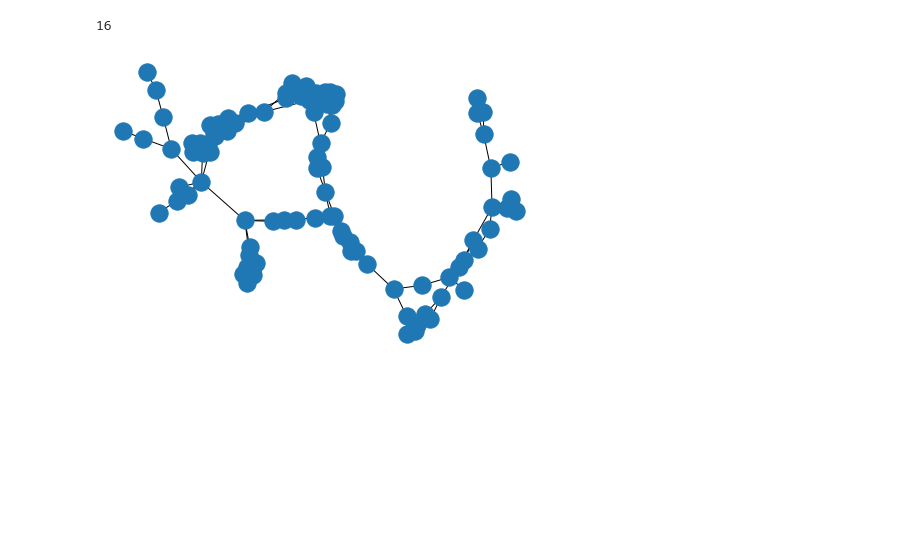
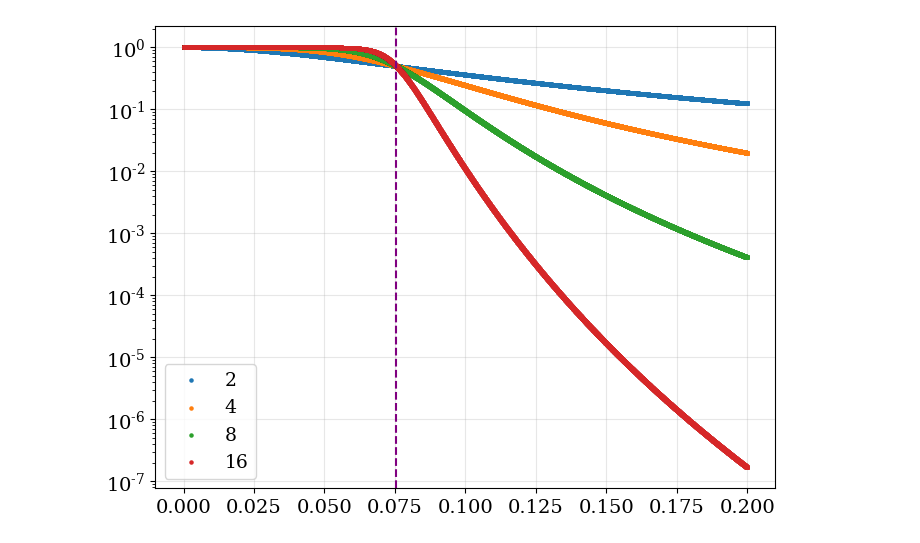
Before and after one commit to charlesaugdupont/poverty-trap, a Jupyter notebook: notebooks/paper_sda_graphs.ipynb, the cells around one changed output. Drawn from its saved outputs; the diff is of its cells as text; code cells hidden in the pictures; blank space fills up the shorter version.

```diff
--- a/notebooks/paper_sda_graphs.ipynb
+++ b/notebooks/paper_sda_graphs.ipynb
@@ -43,36 +71,21 @@ G = construct_sda_graph(w, alpha=4, b=1/15)
 # %%
-# construct communities and augmented communities
-communities = get_communities(G)
-community_membership = get_community_membership(G, communities)
+D = []
+for i in range(N):
+    for j in range(i+1, N):
+        D.append(np.abs(w[i]-w[j]))
 
-augmented_communities = {}
-for agent in community_membership:
-    comms = community_membership[agent]
-    for c in comms:
-        if c not in augmented_communities:
-            augmented_communities[c] = {agent}
-        else:
-            augmented_communities[c].add(agent)
-augmented_communities = {k:np.array(list(v)) for k,v in augmented_communities.items()}
-del augmented_communities[max(augmented_communities.keys())]
+mean_dist = np.mean(D)
+characteristic_distance = mean_dist * 1/15
 # %%
-# get community adjacency matrix and degree distribution
-adjacency = dict((n, set(nbrdict.keys())) for n, nbrdict in G.adjacency())
-node_community_map = get_node_community_map(communities)
+D = [d for d in D if d <= 0.2]
 
-community_adjacency = {}
-for i,c in enumerate(communities):
-    community_adjacency[i] = set()
-    for node in c:
-        node_neighbours = adjacency[node]
-        for neighbour in node_neighbours:
-            neighbouring_community = node_community_map[neighbour]
-            if neighbouring_community != i:
-                community_adjacency[i].add(neighbouring_community)
-comm_degrees = [len(x) for x in list(community_adjacency.values())]
+for alpha in [2, 4, 8, 16]:
+    P = 1/(1+((1/characteristic_distance)*np.array(D))**alpha)
+    plt.scatter(D, P, s=5, label=alpha)
+
+plt.axvline(characteristic_distance, linestyle="dashed", color="purple")
+plt.legend()
+plt.yscale("log")
+plt.show()
+# %% [output]
+[figure, added]
-# %%
-nx.draw(G)
-len(augmented_communities)
-# %% [output]
-16
-[figure, removed]
```
Also changed, not shown: parts of 7 cells of this notebook.
